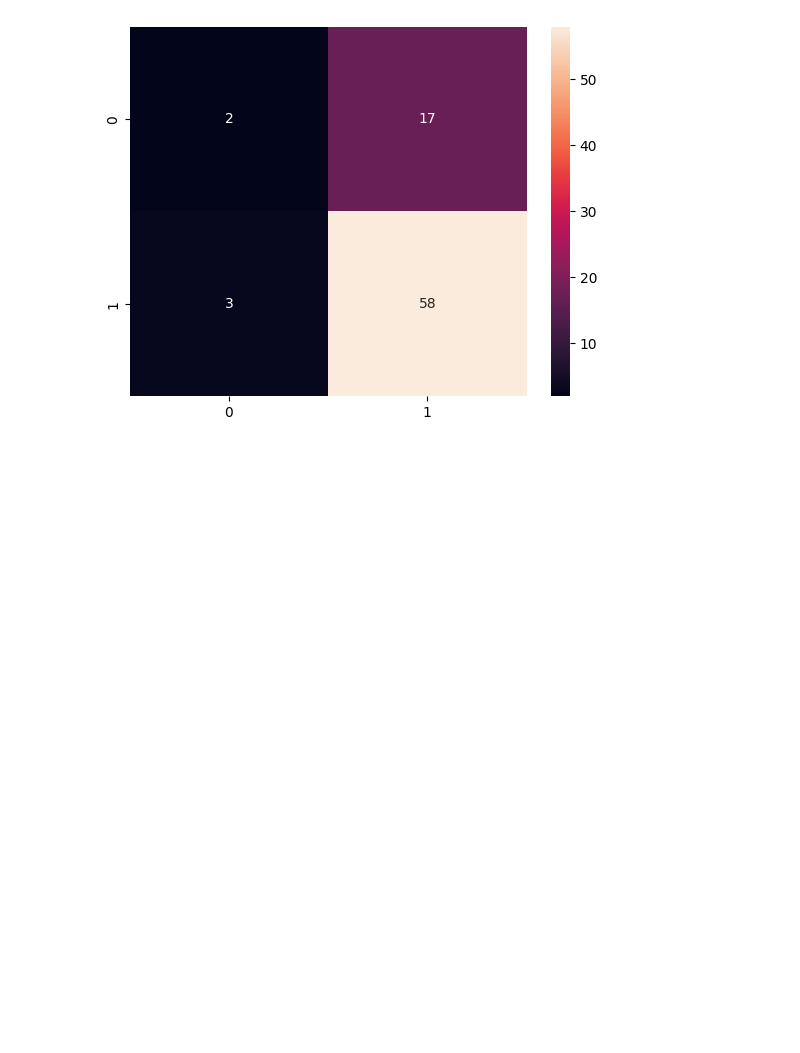
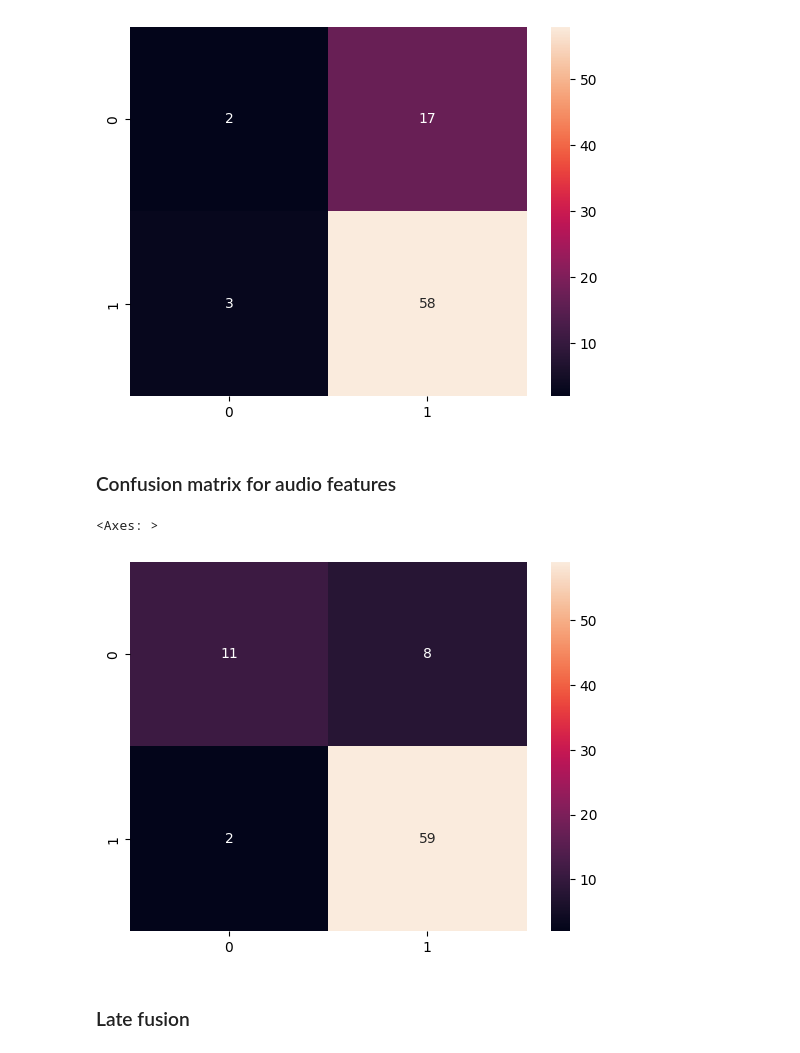
Before and after one commit to DHeijbroek/MultiMedia_group24, a Jupyter notebook: Classification/classification.ipynb, the cells around one changed output. Drawn from its saved outputs; the diff is of its cells as text; code cells hidden in the pictures; blank space fills up the shorter version.

Commit message:
late fusion

```diff
--- a/Classification/classification.ipynb
+++ b/Classification/classification.ipynb
@@ -42,6 +75,9 @@ merged_df.head()
 # Load label
 y = merged_df.Sentiment.replace({'Positive': 1, 'Postive': 1, 'Neutral': 0, 'Negative': 0})
 
+# Load roBERTa labels
+y_roberta = merged_df.Sentiment_RoBERTa.replace({'POSITIVE': 1, 'NEGATIVE': 0})
+
 # load features
 X = merged_df[['anger', 'disgust', 'fear', 'happy', 'neutral', 'sad', 'surprise', 'total_mean', 'negative_mean']]
 # %% [markdown]
@@ -68,3 +106,14 @@ sns.heatmap(cm, annot=True)
 # %% [output]
 <Axes: >
 [figure]
+# %% [markdown]
+### Confusion matrix for audio features
+# %%
+cm = metrics.confusion_matrix(y, y_roberta)
+# %%
+sns.heatmap(cm, annot=True)
+# %% [output]
+<Axes: >
+[figure, added]
+# %% [markdown]
+### Late fusion
```
Also changed, not shown: parts of 9 cells of this notebook, 1 other file.
